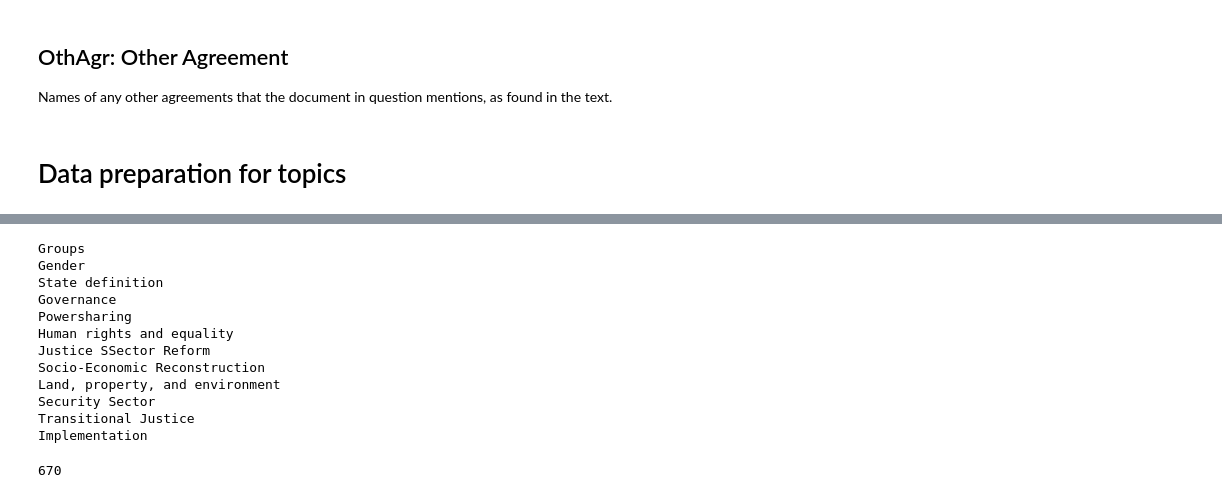
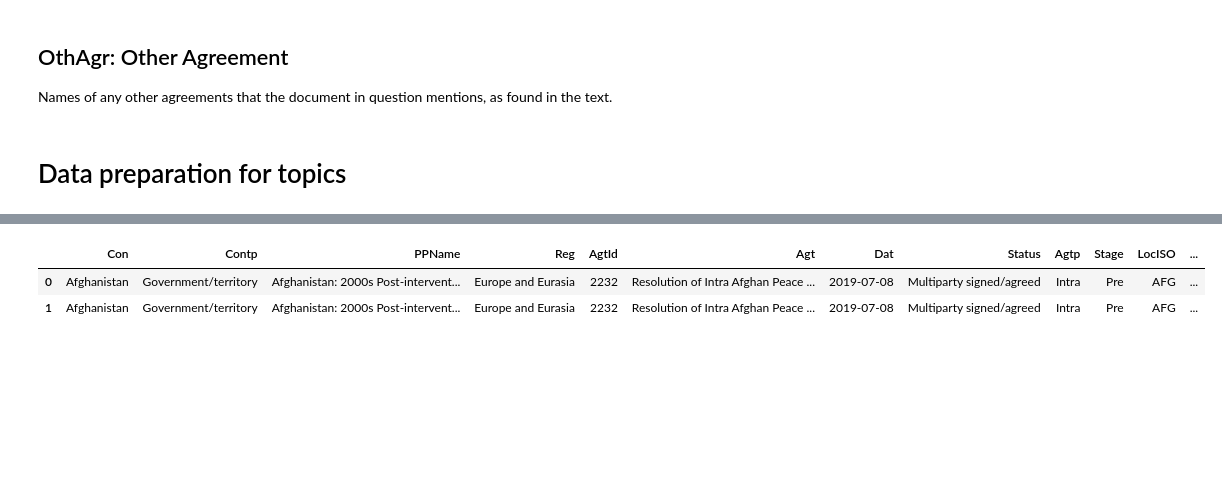
Before and after one commit to boschmateo/peaceagreements, a Jupyter notebook: peace_agreements_analysis.ipynb, the cells around one changed output, grey strips where cells are left out. Saved outputs shown, nothing was run; the diff lists cells and outputs as text; code cells hidden in the pictures; blank space fills up the shorter version.

```diff
--- a/peace_agreements_analysis.ipynb
+++ b/peace_agreements_analysis.ipynb
@@ -315,7 +375,13 @@ agreements_simplified = agreements.apply(simplificate_topic, axis=1, result_type
 # %%
 dfs = []
-for index, row in agreements_simplified.iterrows():
+for index, row in agreements_countries.iterrows():
     dfs += create_hierarchy(row)
 
-agreements_long = pd.DataFrame(dfs, columns=general_cols + ["Category", "Issue", "Value"])
+agreements_long = pd.DataFrame(dfs, columns=general_cols + ["Topic", "Subtopic", "Value"])
+# %%
+agreements_long.head(2)
+# %% [output]
+|  | Con | Contp | PPName | Reg | AgtId | Agt | Dat | Status | Agtp | Stage | LocISO | ... |
+| 0 | Afghanistan | Government/territory | Afghanistan: 2000s Post-intervent... | Europe and Eurasia | 2232 | Resolution of Intra Afghan Peace ... | 2019-07-08 | Multiparty signed/agreed | Intra | Pre | AFG | ... |
+| 1 | Afghanistan | Government/territory | Afghanistan: 2000s Post-intervent... | Europe and Eurasia | 2232 | Resolution of Intra Afghan Peace ... | 2019-07-08 | Multiparty signed/agreed | Intra | Pre | AFG | ... |
 # %%
@@ -326,23 +388,0 @@ agreements_groups = agreements_long[["Talk", "Talk_1", "Talk_1val"]].groupby(by=
-# %%
-df = pd.DataFrame(columns=["Talk", "Talk_1", "Talk_1val", "level"])
-rows = []
-for key, columns in talk.items():
-    print(key)
-    rows.append([key, None, agreements_groups[agreements_groups.index == key].Talk_1val.values[0], 1])
-    for col in columns:
-        rows.append([key, col, agreements_subgroups[agreements_subgroups.index == col].Talk_1val.values[0], 2])
-
-test = pd.DataFrame(rows, columns=["Talk", "Talk_1", "Talk_1val", "level"])
-# %% [output]
-Groups
-Gender
-State definition
-Governance
-Powersharing
-Human rights and equality
-Justice SSector Reform
-Socio-Economic Reconstruction
-Land, property, and environment
-Security Sector
-Transitional Justice
-Implementation
@@ -351,4 +388,0 @@ test.to_excel("transformedv1.xlsx", index=False)
-# %%
-agreements_groups[agreements_groups.index == "Gender"].Talk_1val.values[0]
-# %% [output]
-670
```
Also changed, not shown: parts of 22 cells of this notebook, 5 other files.
